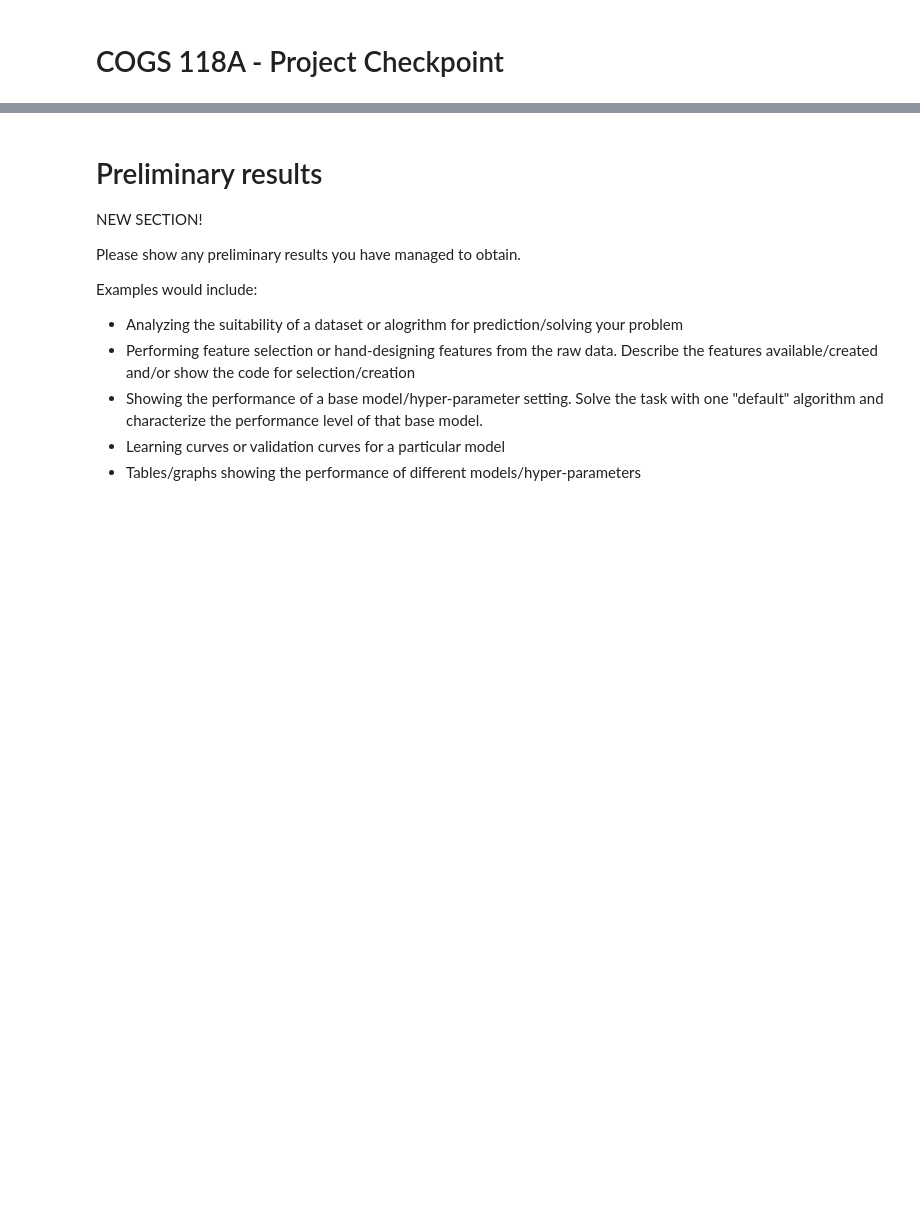
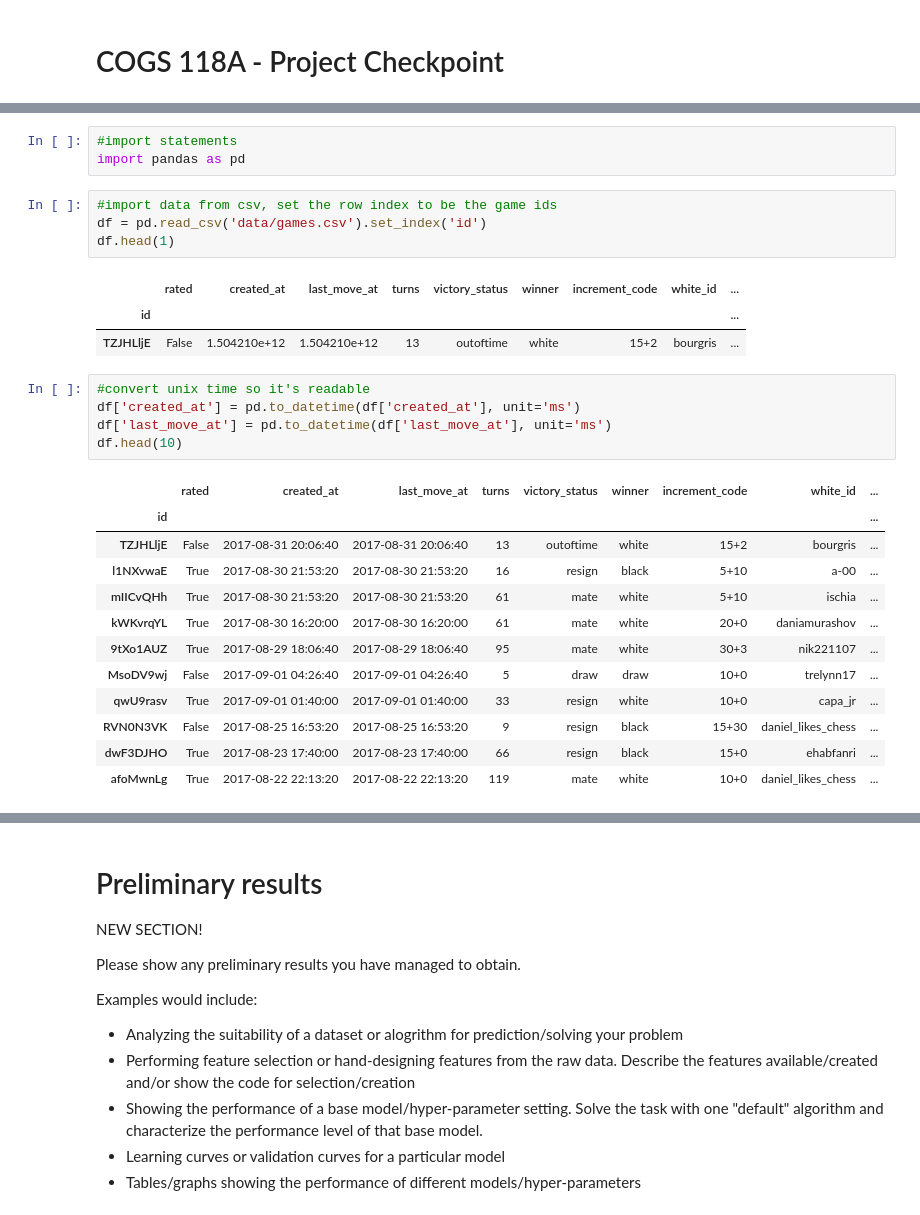
Before and after one commit to kalampark/Lichess-analysis-and-winner-prediction, a Jupyter notebook: CheckpointGroup037-Wi23.ipynb, the cells around one changed output, grey strips where cells are left out. Drawn from its saved outputs; the diff is of its cells as text; blank space fills up the shorter version.

Commit message:
added in proposal work, imported and cleaned data

```diff
--- a/CheckpointGroup037-Wi23.ipynb
+++ b/CheckpointGroup037-Wi23.ipynb
@@ -56,0 +72,29 @@ Propose at least one evaluation metric that can be used to quantify the performa
+# %%
+#import statements
+import pandas as pd
+# %%
+#import data from csv, set the row index to be the game ids
+df = pd.read_csv('data/games.csv').set_index('id')
+df.head(1)
+# %% [output]
+|  | rated | created_at | last_move_at | turns | victory_status | winner | increment_code | white_id | ... |
+| id |  |  |  |  |  |  |  |  | ... |
+| TZJHLljE | False | 1.504210e+12 | 1.504210e+12 | 13 | outoftime | white | 15+2 | bourgris | ... |
+# %%
+#convert unix time so it's readable
+df['created_at'] = pd.to_datetime(df['created_at'], unit='ms')
+df['last_move_at'] = pd.to_datetime(df['last_move_at'], unit='ms')
+df.head(10)
+# %% [output]
+|  | rated | created_at | last_move_at | turns | victory_status | winner | increment_code | white_id | ... |
+| id |  |  |  |  |  |  |  |  | ... |
+| TZJHLljE | False | 2017-08-31 20:06:40 | 2017-08-31 20:06:40 | 13 | outoftime | white | 15+2 | bourgris | ... |
+| l1NXvwaE | True | 2017-08-30 21:53:20 | 2017-08-30 21:53:20 | 16 | resign | black | 5+10 | a-00 | ... |
+| mIICvQHh | True | 2017-08-30 21:53:20 | 2017-08-30 21:53:20 | 61 | mate | white | 5+10 | ischia | ... |
+| kWKvrqYL | True | 2017-08-30 16:20:00 | 2017-08-30 16:20:00 | 61 | mate | white | 20+0 | daniamurashov | ... |
+| 9tXo1AUZ | True | 2017-08-29 18:06:40 | 2017-08-29 18:06:40 | 95 | mate | white | 30+3 | nik221107 | ... |
+| MsoDV9wj | False | 2017-09-01 04:26:40 | 2017-09-01 04:26:40 | 5 | draw | draw | 10+0 | trelynn17 | ... |
+| qwU9rasv | True | 2017-09-01 01:40:00 | 2017-09-01 01:40:00 | 33 | resign | white | 10+0 | capa_jr | ... |
+| RVN0N3VK | False | 2017-08-25 16:53:20 | 2017-08-25 16:53:20 | 9 | resign | black | 15+30 | daniel_likes_chess | ... |
+| dwF3DJHO | True | 2017-08-23 17:40:00 | 2017-08-23 17:40:00 | 66 | resign | black | 15+0 | ehabfanri | ... |
+| afoMwnLg | True | 2017-08-22 22:13:20 | 2017-08-22 22:13:20 | 119 | mate | white | 10+0 | daniel_likes_chess | ... |
```
Also changed, not shown: parts of 31 cells of this notebook, 1 other file.
